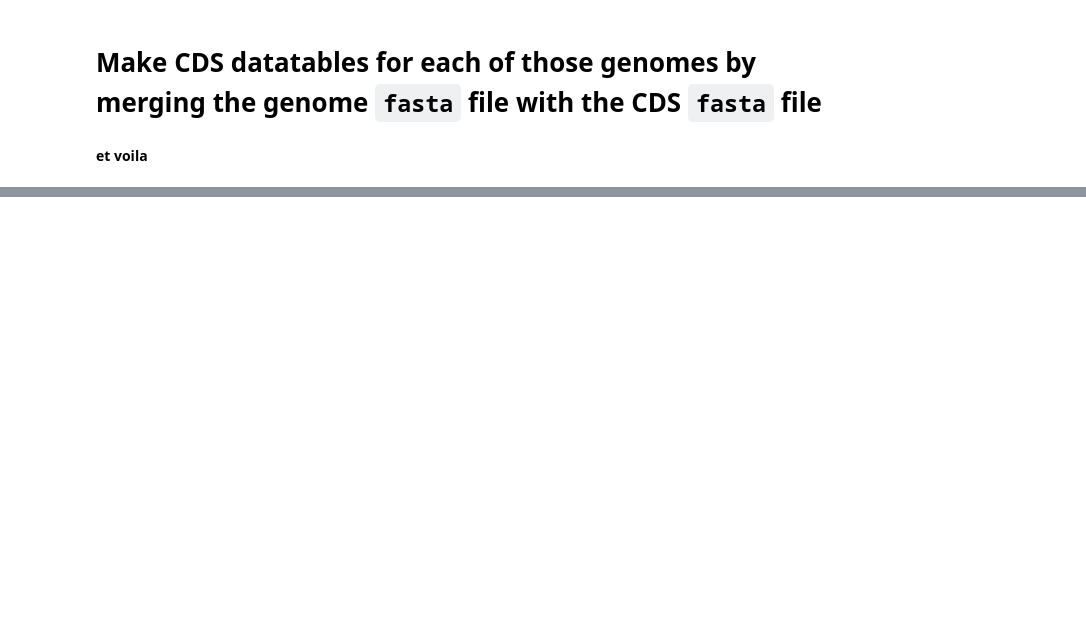
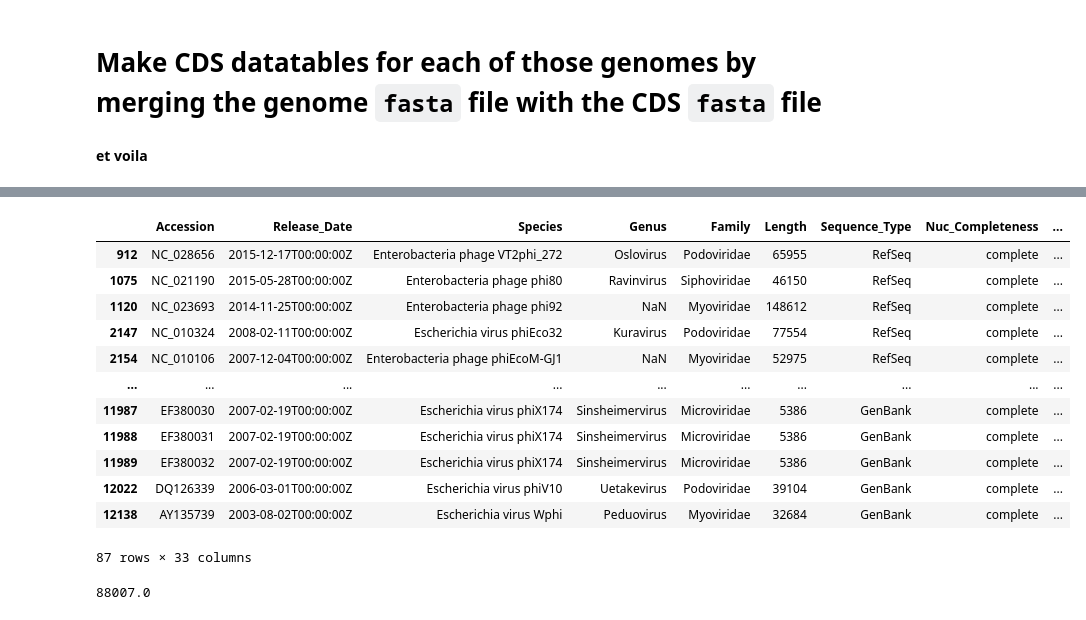
Before and after one commit to adamhockenberry/phage-translation, a Jupyter notebook: Code/Building_Database/parse_NCBI_database.ipynb, the cells around one changed output, grey strips where cells are left out. Cells and saved outputs as stored; diff of their text form; code cells hidden in the pictures; blank space fills up the shorter version.

```diff
--- a/Code/Building_Database/parse_NCBI_database.ipynb
+++ b/Code/Building_Database/parse_NCBI_database.ipynb
@@ -422,0 +526,16 @@ hit
+# %%
+temp_df[temp_df['Species'].str.contains('phi')]
+# %% [output]
+|  | Accession | Release_Date | Species | Genus | Family | Length | Sequence_Type | Nuc_Completeness | ... |
+| 912 | NC_028656 | 2015-12-17T00:00:00Z | Enterobacteria phage VT2phi_272 | Oslovirus | Podoviridae | 65955 | RefSeq | complete | ... |
+| 1075 | NC_021190 | 2015-05-28T00:00:00Z | Enterobacteria phage phi80 | Ravinvirus | Siphoviridae | 46150 | RefSeq | complete | ... |
+| 1120 | NC_023693 | 2014-11-25T00:00:00Z | Enterobacteria phage phi92 | NaN | Myoviridae | 148612 | RefSeq | complete | ... |
+| 2147 | NC_010324 | 2008-02-11T00:00:00Z | Escherichia virus phiEco32 | Kuravirus | Podoviridae | 77554 | RefSeq | complete | ... |
+| 2154 | NC_010106 | 2007-12-04T00:00:00Z | Enterobacteria phage phiEcoM-GJ1 | NaN | Myoviridae | 52975 | RefSeq | complete | ... |
+| ... | ... | ... | ... | ... | ... | ... | ... | ... | ... |
+| 11987 | EF380030 | 2007-02-19T00:00:00Z | Escherichia virus phiX174 | Sinsheimervirus | Microviridae | 5386 | GenBank | complete | ... |
+| 11988 | EF380031 | 2007-02-19T00:00:00Z | Escherichia virus phiX174 | Sinsheimervirus | Microviridae | 5386 | GenBank | complete | ... |
+| 11989 | EF380032 | 2007-02-19T00:00:00Z | Escherichia virus phiX174 | Sinsheimervirus | Microviridae | 5386 | GenBank | complete | ... |
+| 12022 | DQ126339 | 2006-03-01T00:00:00Z | Escherichia virus phiV10 | Uetakevirus | Podoviridae | 39104 | GenBank | complete | ... |
+| 12138 | AY135739 | 2003-08-02T00:00:00Z | Escherichia virus Wphi | Peduovirus | Myoviridae | 32684 | GenBank | complete | ... |
+87 rows × 33 columns
@@ -422,0 +544,4 @@ hit
+# %%
+np.percentile(temp_df['Length'], 75)
+# %% [output]
+88007.0
```
Also changed, not shown: parts of 25 cells of this notebook, 9 other files.
